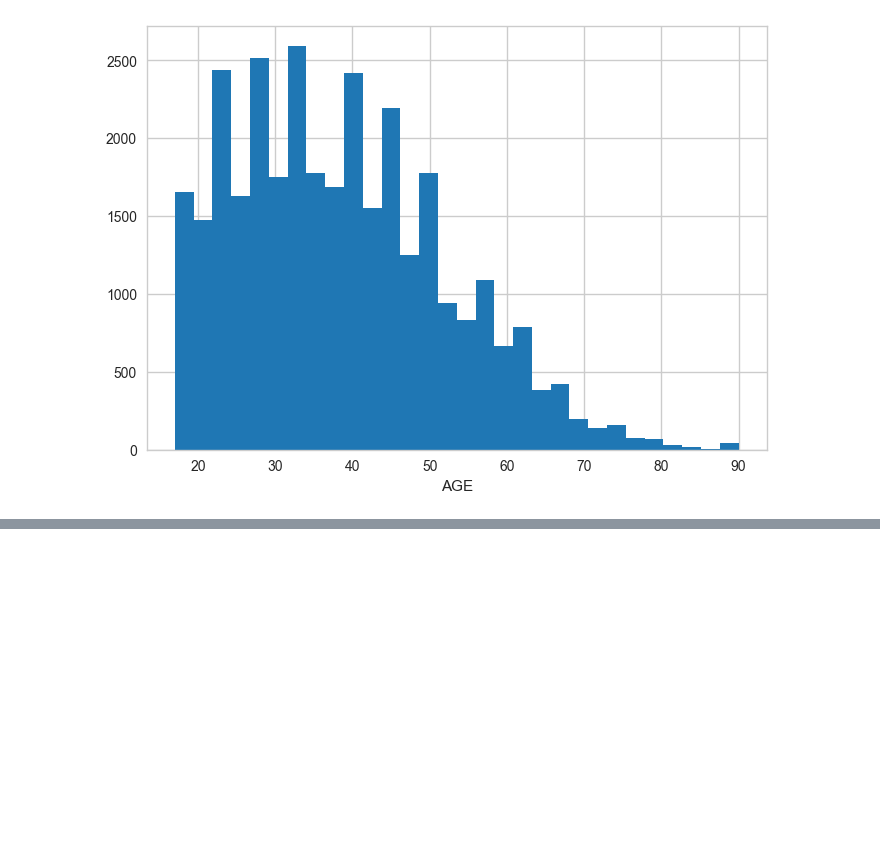
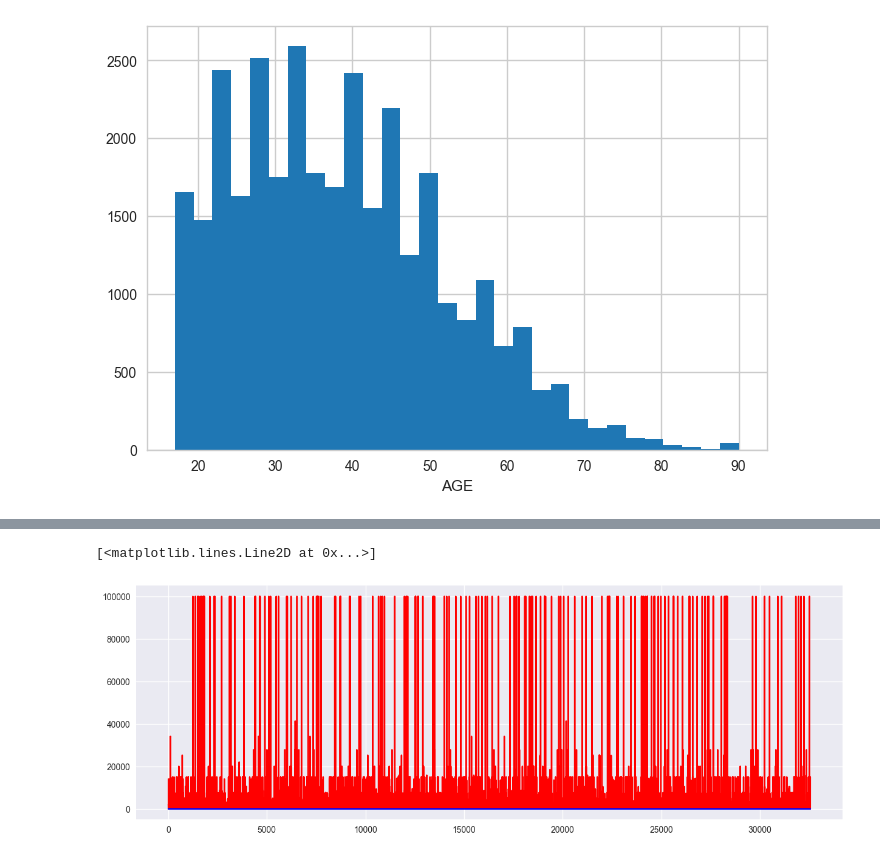
Before and after one commit to EldanGS/Data_Science, a Jupyter notebook: Courses/Udacity/Bertelsmann Data Science Challenge Scholarship 2018/Project/Project.ipynb, the cells around one changed output, grey strips where cells are left out. Saved outputs shown, nothing was run; the diff lists cells and outputs as text; code cells hidden in the pictures; blank space fills up the shorter version.

```diff
--- a/Courses/Udacity/Bertelsmann Data Science Challenge Scholarship 2018/Project/Project.ipynb
+++ b/Courses/Udacity/Bertelsmann Data Science Challenge Scholarship 2018/Project/Project.ipynb
@@ -62,0 +189,8 @@ Text(0.5,0,'AGE')
+# %%
+plt.figure(figsize=(15, 5))
+plt.plot(data.CAPITAL_GAIN, color = 'red')
+
+plt.plot(data.EDUCATION_NUM, color = 'blue')
+# %% [output]
+[<matplotlib.lines.Line2D at 0x...>]
+[figure, added]
```
Also changed, not shown: parts of 16 cells of this notebook.
